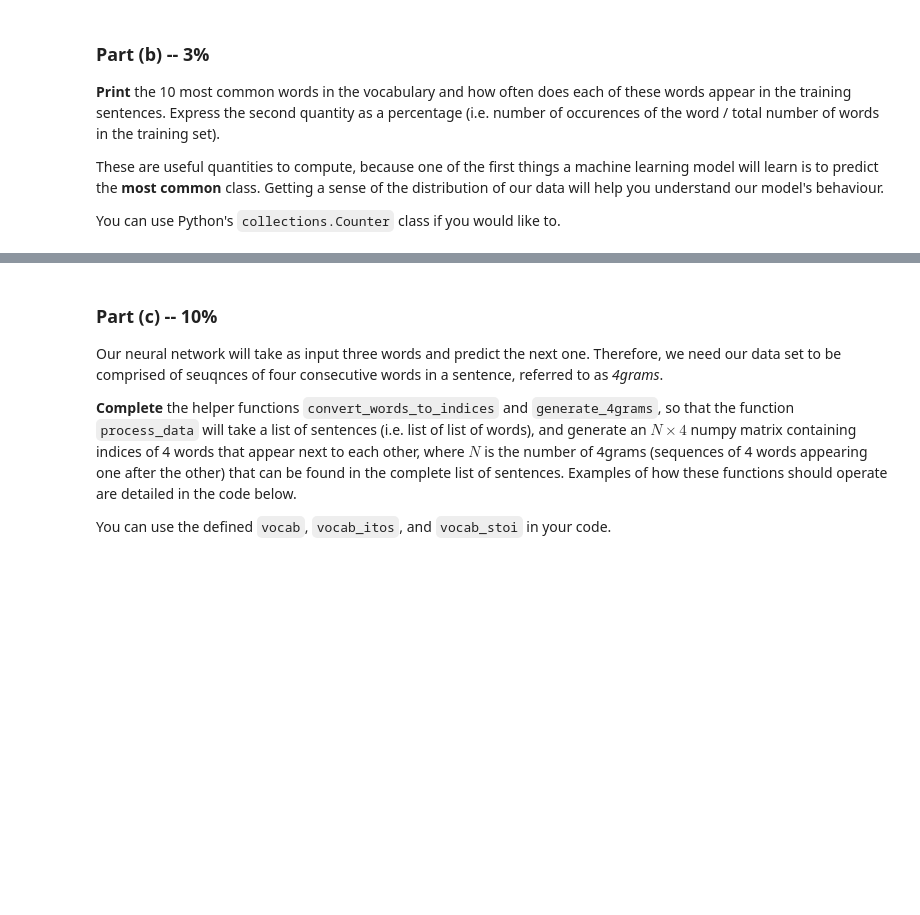
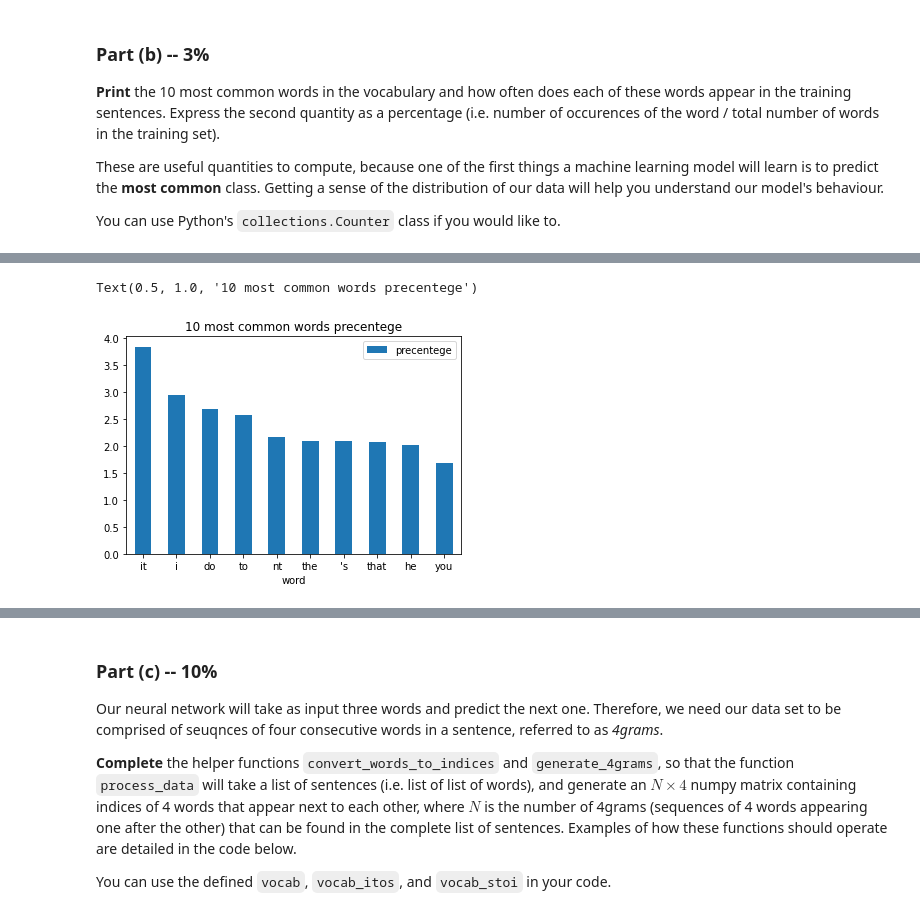
Before and after one commit to shaniklein/Introduction-to-Deep-Learning, a Jupyter notebook: Assignment2.ipynb, the cells around one changed output, grey strips where cells are left out. Saved outputs shown, nothing was run; the diff lists cells and outputs as text; code cells hidden in the pictures; blank space fills up the shorter version.

```diff
--- a/Assignment2.ipynb
+++ b/Assignment2.ipynb
@@ -137,0 +162,8 @@ df
+# %%
+import string
+print(make_bold("10 most common words in  vocabulary without puncuation:"))
+c=Counter([w for w in train_words if w not in string.punctuation])
+freq=c.most_common(10)
+df=pd.DataFrame(freq,columns=['word','num of occ'])
+df['precentege']=(df['num of occ']/len(train_words))*100
+df
@@ -137,0 +183,6 @@ df
+# %%
+ax=df.plot.bar(x='word', y='precentege', rot=0)
+ax.set_title("10 most common words precentege")
+# %% [output]
+Text(0.5, 1.0, '10 most common words precentege')
+[figure, added]
```
Also changed, not shown: parts of 12 cells of this notebook.
